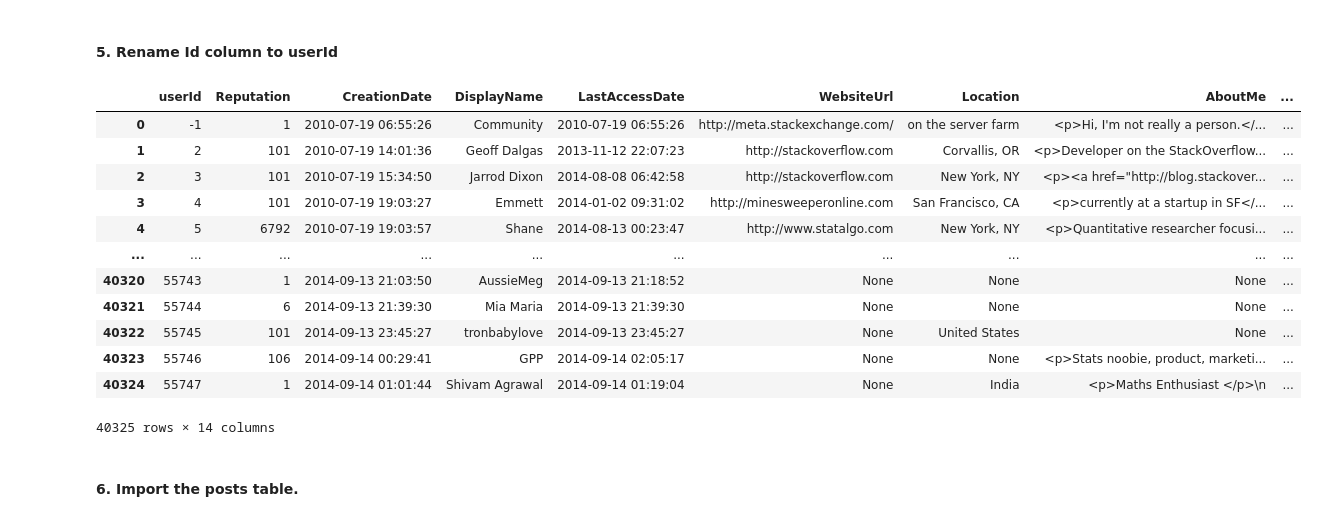
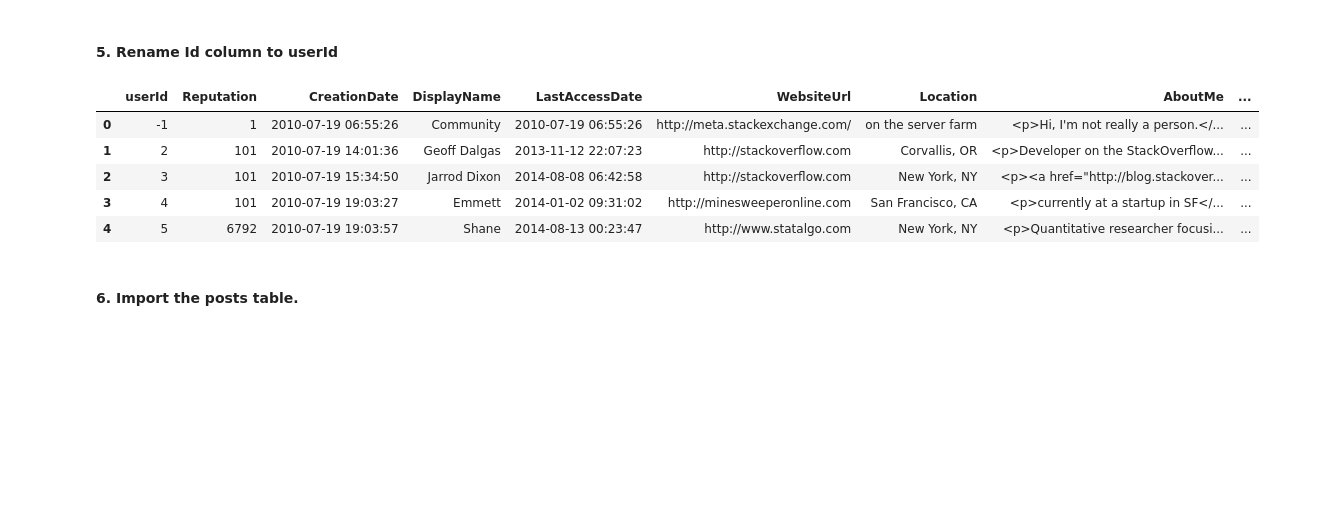
Before and after one commit to ta-data-mexpt/lab-data-cleaning, a Jupyter notebook: your-code/main.ipynb, the cells around one changed output. Saved outputs shown, nothing was run; the diff lists cells and outputs as text; code cells hidden in the pictures; blank space fills up the shorter version.

Commit message:
adjusts in  data displays to reduce the weigth

```diff
--- a/your-code/main.ipynb
+++ b/your-code/main.ipynb
@@ -39,21 +33,14 @@ data.head()
 #### 5. Rename Id column to userId
 # %%
 data = data.rename(columns={'Id':'userId'})
-data
+data.head()
 # %% [output]
 |  | userId | Reputation | CreationDate | DisplayName | LastAccessDate | WebsiteUrl | Location | AboutMe | ... |
 | 0 | -1 | 1 | 2010-07-19 06:55:26 | Community | 2010-07-19 06:55:26 | http://meta.stackexchange.com/ | on the server farm | <p>Hi, I'm not really a person.</... | ... |
 | 1 | 2 | 101 | 2010-07-19 14:01:36 | Geoff Dalgas | 2013-11-12 22:07:23 | http://stackoverflow.com | Corvallis, OR | <p>Developer on the StackOverflow... | ... |
 | 2 | 3 | 101 | 2010-07-19 15:34:50 | Jarrod Dixon | 2014-08-08 06:42:58 | http://stackoverflow.com | New York, NY | <p><a href="http://blog.stackover... | ... |
 | 3 | 4 | 101 | 2010-07-19 19:03:27 | Emmett | 2014-01-02 09:31:02 | http://minesweeperonline.com | San Francisco, CA | <p>currently at a startup in SF</... | ... |
 | 4 | 5 | 6792 | 2010-07-19 19:03:57 | Shane | 2014-08-13 00:23:47 | http://www.statalgo.com | New York, NY | <p>Quantitative researcher focusi... | ... |
-| ... | ... | ... | ... | ... | ... | ... | ... | ... | ... |
-| 40320 | 55743 | 1 | 2014-09-13 21:03:50 | AussieMeg | 2014-09-13 21:18:52 | None | None | None | ... |
-| 40321 | 55744 | 6 | 2014-09-13 21:39:30 | Mia Maria | 2014-09-13 21:39:30 | None | None | None | ... |
-| 40322 | 55745 | 101 | 2014-09-13 23:45:27 | tronbabylove | 2014-09-13 23:45:27 | None | United States | None | ... |
-| 40323 | 55746 | 106 | 2014-09-14 00:29:41 | GPP | 2014-09-14 02:05:17 | None | None | <p>Stats noobie, product, marketi... | ... |
-| 40324 | 55747 | 1 | 2014-09-14 01:01:44 | Shivam Agrawal | 2014-09-14 01:19:04 | None | India | <p>Maths Enthusiast </p>\n | ... |
-40325 rows × 14 columns
 # %% [markdown]
 #### 6. Import the posts table.
 # %%
```
Also changed, not shown: parts of 5 cells of this notebook.
